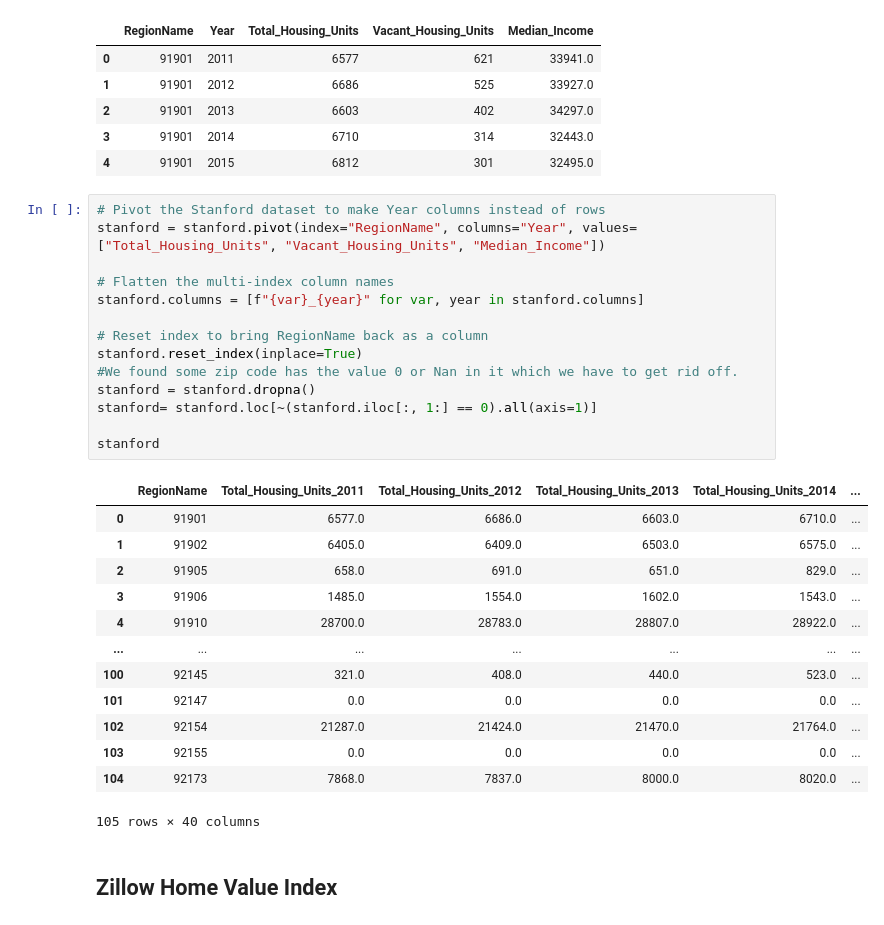
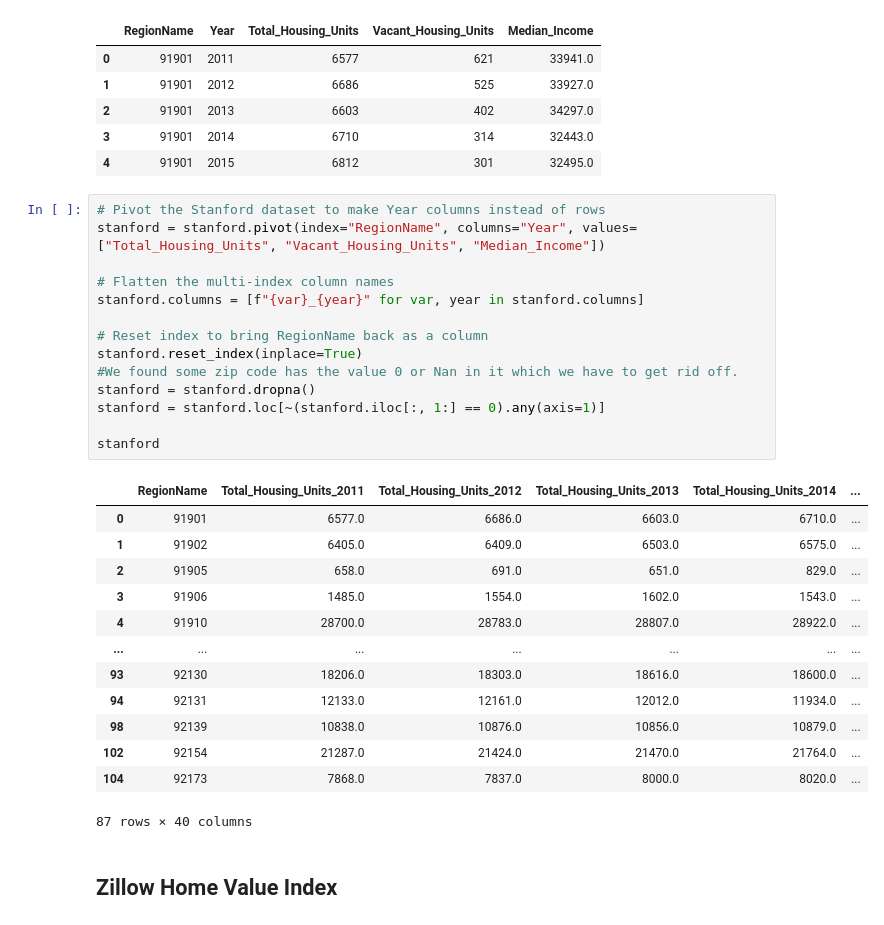
Before and after one commit to rangelrichard/investor_impact, a Jupyter notebook: EDACheckpoint_Group171_WI25.ipynb, the cells around one changed output. Cells and saved outputs as stored; diff of their text form.

Commit message:
merge the stanford data

```diff
--- a/EDACheckpoint_Group171_WI25.ipynb
+++ b/EDACheckpoint_Group171_WI25.ipynb
@@ -136,31 +136,31 @@ stanford.head(5)
 # %%
 # Pivot the Stanford dataset to make Year columns instead of rows
 stanford = stanford.pivot(index="RegionName", columns="Year", values=["Total_Housing_Units", "Vacant_Housing_Units", "Median_Income"])
 
 # Flatten the multi-index column names
 stanford.columns = [f"{var}_{year}" for var, year in stanford.columns]
 
 # Reset index to bring RegionName back as a column
 stanford.reset_index(inplace=True)
 #We found some zip code has the value 0 or Nan in it which we have to get rid off.
 stanford = stanford.dropna()
-stanford= stanford.loc[~(stanford.iloc[:, 1:] == 0).all(axis=1)]
+stanford = stanford.loc[~(stanford.iloc[:, 1:] == 0).any(axis=1)]
 
 stanford
 # %% [output]
 |  | RegionName | Total_Housing_Units_2011 | Total_Housing_Units_2012 | Total_Housing_Units_2013 | Total_Housing_Units_2014 | ... |
 | 0 | 91901 | 6577.0 | 6686.0 | 6603.0 | 6710.0 | ... |
 | 1 | 91902 | 6405.0 | 6409.0 | 6503.0 | 6575.0 | ... |
 | 2 | 91905 | 658.0 | 691.0 | 651.0 | 829.0 | ... |
 | 3 | 91906 | 1485.0 | 1554.0 | 1602.0 | 1543.0 | ... |
 | 4 | 91910 | 28700.0 | 28783.0 | 28807.0 | 28922.0 | ... |
 | ... | ... | ... | ... | ... | ... | ... |
-| 100 | 92145 | 321.0 | 408.0 | 440.0 | 523.0 | ... |
-| 101 | 92147 | 0.0 | 0.0 | 0.0 | 0.0 | ... |
+| 93 | 92130 | 18206.0 | 18303.0 | 18616.0 | 18600.0 | ... |
+| 94 | 92131 | 12133.0 | 12161.0 | 12012.0 | 11934.0 | ... |
+| 98 | 92139 | 10838.0 | 10876.0 | 10856.0 | 10879.0 | ... |
 | 102 | 92154 | 21287.0 | 21424.0 | 21470.0 | 21764.0 | ... |
-| 103 | 92155 | 0.0 | 0.0 | 0.0 | 0.0 | ... |
 | 104 | 92173 | 7868.0 | 7837.0 | 8000.0 | 8020.0 | ... |
-105 rows × 40 columns
+87 rows × 40 columns
 # %% [markdown]
 ## Zillow Home Value Index
 # %%
```
Also changed, not shown: parts of 2 cells of this notebook.
